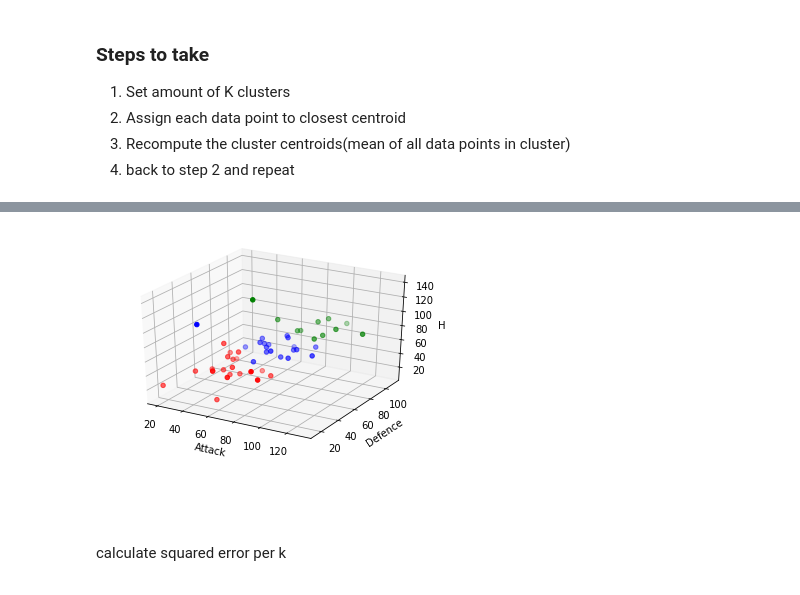
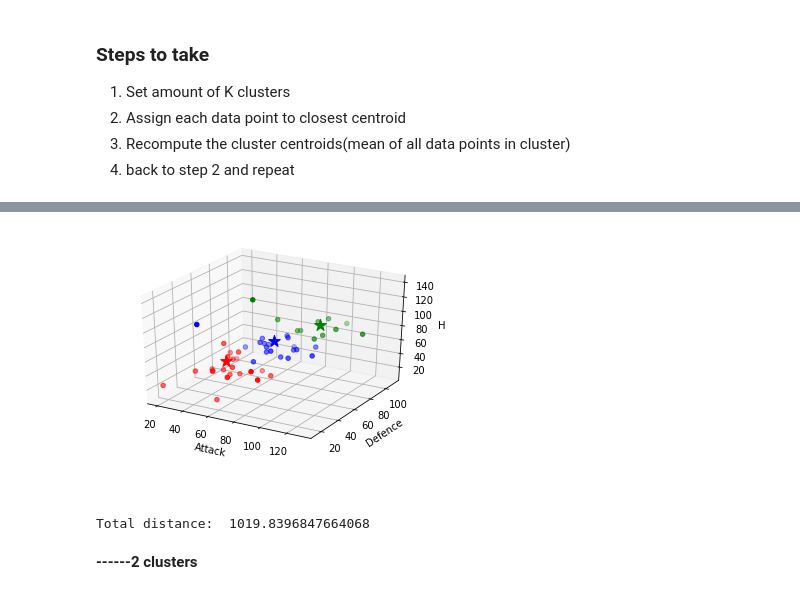
Before and after one commit to satrya-sabeni/AI_minor, a Jupyter notebook: KMeans.ipynb, the cells around one changed output, grey strips where cells are left out. Saved outputs shown, nothing was run; the diff lists cells and outputs as text; code cells hidden in the pictures.

Commit message:
added total error per kluster

```diff
--- a/KMeans.ipynb
+++ b/KMeans.ipynb
@@ -175,19 +212,16 @@ kpokemon
 # %%
-# cens = {} #centroid
-# x = [] #atk
-# y = [] #def
-# z = [] #hp
-
+# assign all cordinates from points
 for cen in range(3):
     cens[cen] = {}
     cens[cen]['x'] = []
     cens[cen]['y'] = []
     cens[cen]['z'] = []
-    for p in kpokemon:
+    for p in range(len(kpokemon) - 1):
         if kpokemon[p]['centroid'] == cen:
             cens[cen]['x'].append(float(kpokemon[p]["atk"]))
             cens[cen]['y'].append(float(kpokemon[p]["def"]))
             cens[cen]['z'].append(float(kpokemon[p]["hp"]))
+            cens[cen][cen] = kpokemon[p]['centroid_arr']
 # %%
 cens
 # %% [output]
@@ -211,27 +245,27 @@ cens
 # %%
 fig = plt.figure()
 colors = ['r','b','g']
 ax = plt.axes(projection='3d')
 
 # Data for a three-dimensional line
-# x =[1,2,3,4,5,6,7,8,9,10]
-# y =[5,6,2,3,13,4,1,2,4,8]
-# z =[2,3,3,3,5,7,9,11,9,10]
 for c in range(len(cens)):
     ax.scatter(cens[c]['x'], cens[c]['y'], cens[c]['z'], c=colors[c], marker='o')
+    ax.scatter(cens[c][c][0], cens[c][c][1], cens[c][c][2], c=colors[c], marker='*',s=150)
 
 #ax.scatter(x, y, z, c='r', marker='o')
 #ax.scatter([60], [60], [60], c='b', marker='o')
 
 ax.set_xlabel('Attack')
 ax.set_ylabel('Defence')
 ax.set_zlabel('HP')
-
 plt.show()
 # %% [output]
-[figure, old version]
+[figure, new version]
-# %% [markdown]
-<br>
-<br>
-<br>
-calculate squared error per k
+# %% [markdown]
+<br>
+# %%
+print('Total distance: ', sumDict(kpokemon['total_dist']))
+# %% [output]
+Total distance:  1019.8396847664068
+# %% [markdown]
+**------2 clusters**
```
Also changed, not shown: parts of 14 cells of this notebook.
